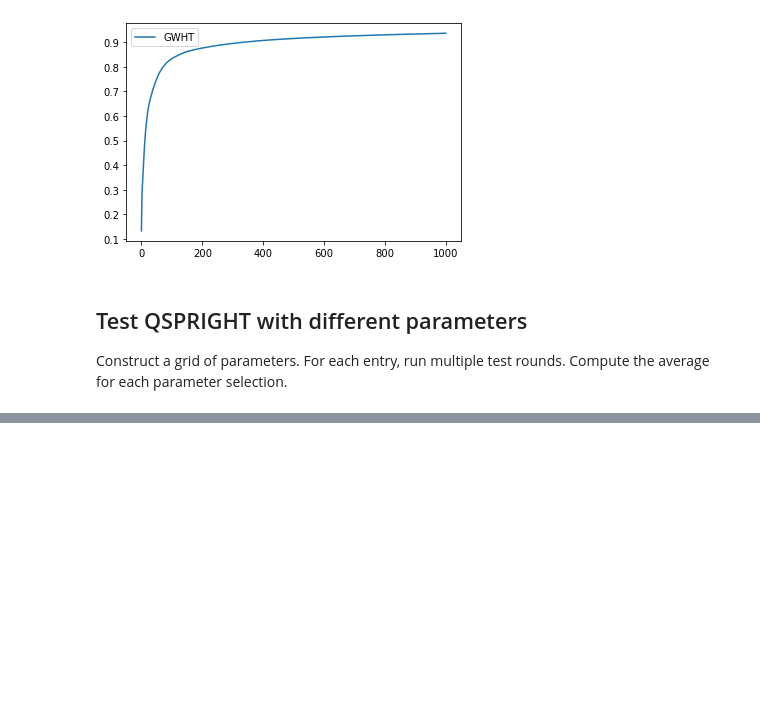
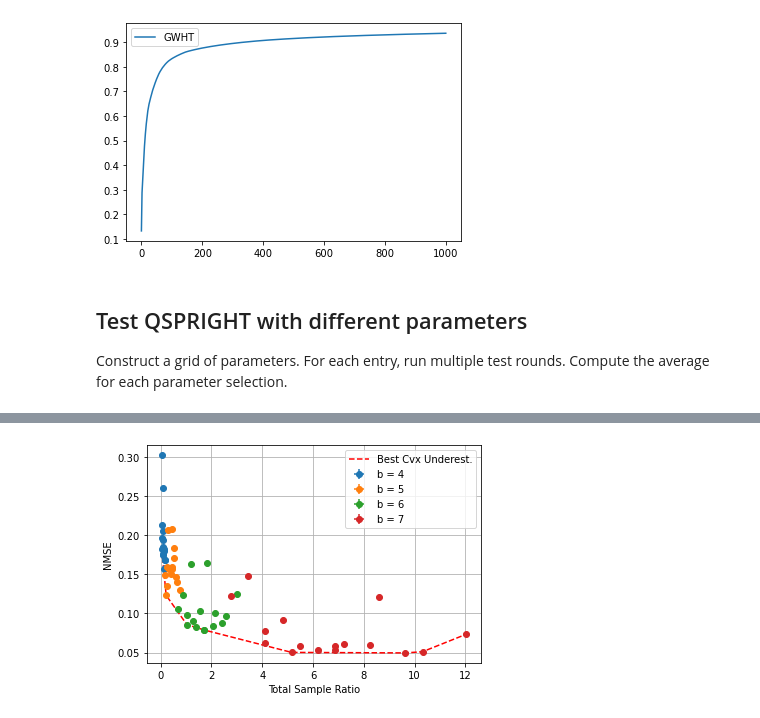
Before and after one commit to basics-lab/qsft, a Jupyter notebook: rna-exp/qspright-sample-vs-nmse.ipynb, the cells around one changed output, grey strips where cells are left out. Cells and saved outputs as stored; diff of their text form; code cells hidden in the pictures; blank space fills up the shorter version.

```diff
--- a/rna-exp/qspright-sample-vs-nmse.ipynb
+++ b/rna-exp/qspright-sample-vs-nmse.ipynb
@@ -154,11 +86,24 @@ plt.show()
 # %%
+all_points = np.zeros(shape=[0,2])
+
 for i, b in enumerate(b_list):
     s_values = np.mean(sample_ratios[:, :, i, :], axis=-1).flatten()
     mse_values =  np.mean(nmses[:, :, i, :], axis=-1).flatten()
+    s_std = np.std(sample_ratios[:, :, i, :], axis=-1).flatten()
+    mse_std =  np.std(nmses[:, :, i, :], axis=-1).flatten()
 
-    plt.scatter(s_values, mse_values, label = "b = {}".format(b))
+    plt.errorbar(s_values, mse_values, xerr= s_std, yerr= mse_std, label = "b = {}".format(b), fmt="o")
+
+    all_points = np.concatenate((all_points, np.array([s_values, mse_values]).T), axis = 0)
+
+bcue = best_convex_underestimator(all_points)
+plt.plot(bcue[:,0], bcue[:,1], 'r--', lw=1.5, label="Best Cvx Underest.")
 
 plt.xlabel('Total Sample Ratio')
 plt.ylabel('NMSE')
 plt.legend()
+plt.grid()
+plt.savefig('figs/nmse-vs-total-sample-ratio.png')
 plt.show()
+# %% [output]
+[figure, added]
```
Also changed, not shown: parts of 5 cells of this notebook, 2 other files.
